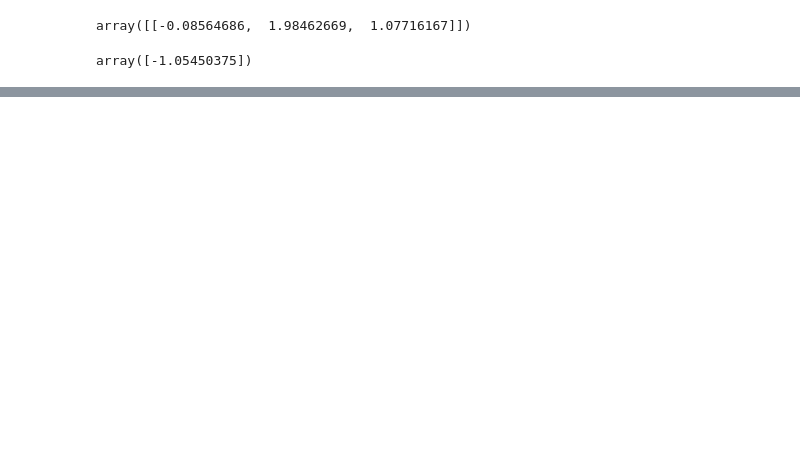
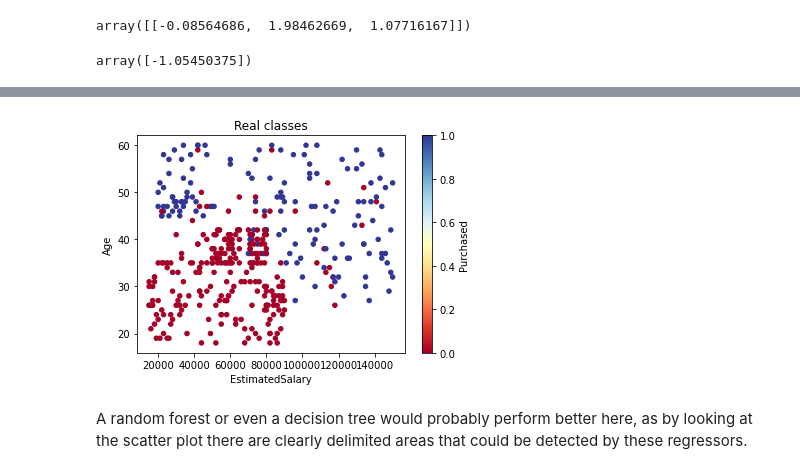
Before and after one commit to pabloruizfv/logistic-regressions, a Jupyter notebook: SUV_purchases_data/logistic_regression_suvs.ipynb, the cells around one changed output, grey strips where cells are left out. Cells and saved outputs as stored; diff of their text form; code cells hidden in the pictures; blank space fills up the shorter version.

```diff
--- a/SUV_purchases_data/logistic_regression_suvs.ipynb
+++ b/SUV_purchases_data/logistic_regression_suvs.ipynb
@@ -447,0 +323,8 @@ array([-1.05450375])
+# %%
+clean_data.plot.scatter(x='EstimatedSalary', y='Age', c='Purchased', colormap='RdYlBu', sharex=False)
+plt.title('Real classes')
+plt.show()
+# %% [output]
+[figure, added]
+# %% [markdown]
+A random forest or even a decision tree would probably perform better here, as by looking at the scatter plot there are clearly delimited areas that could be detected by these regressors.
```
Also changed, not shown: parts of 56 cells of this notebook.
